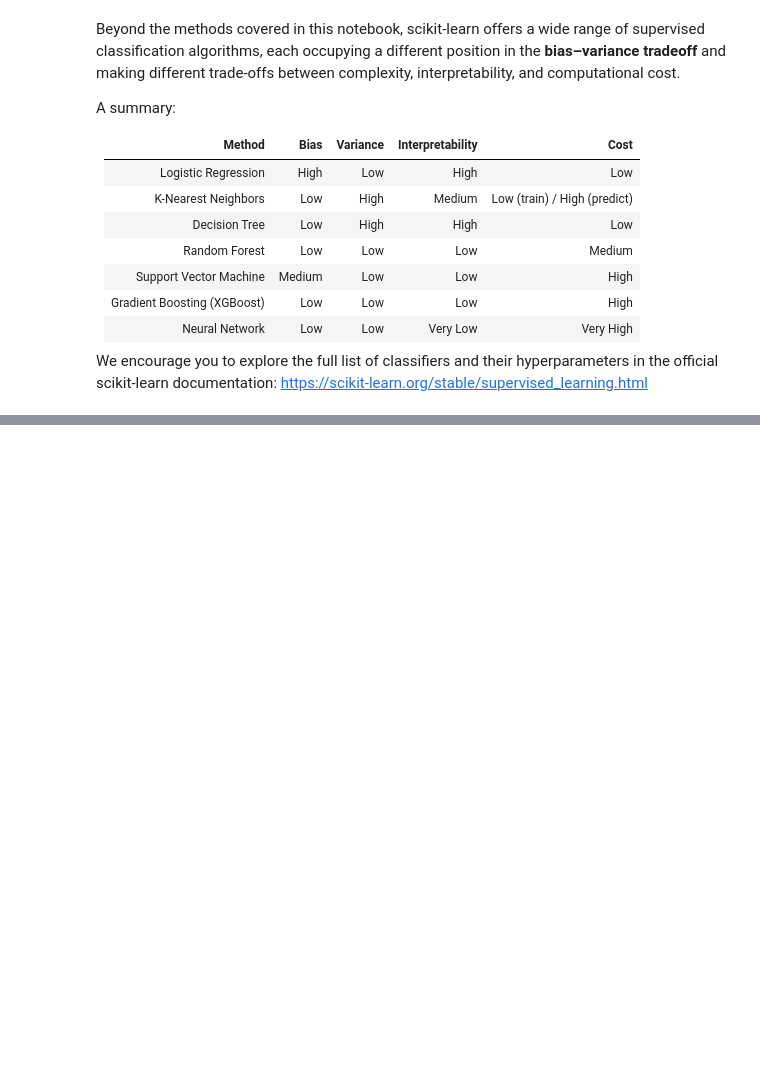
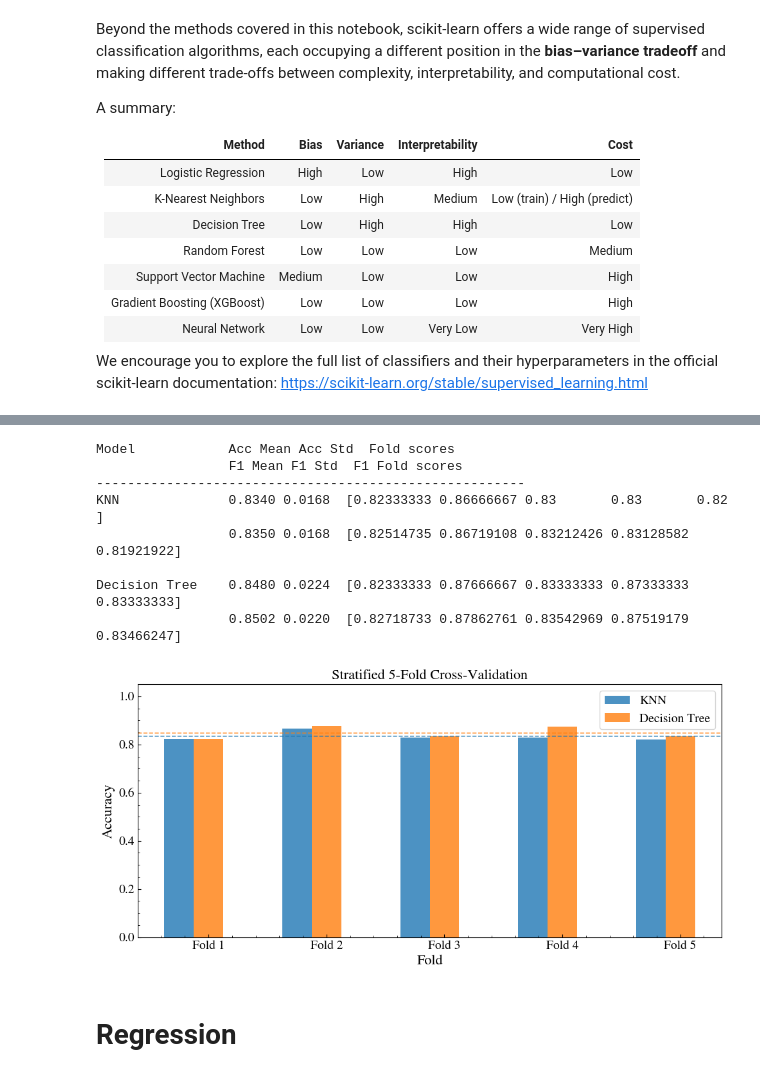
Before and after one commit to jurados/AS4501_Astroinformatic, a Jupyter notebook: Auxiliar/AUX4_SuperviserML.ipynb, the cells around one changed output, grey strips where cells are left out. Drawn from its saved outputs; the diff is of its cells as text; code cells hidden in the pictures; blank space fills up the shorter version.

```diff
--- a/Auxiliar/AUX4_SuperviserML.ipynb
+++ b/Auxiliar/AUX4_SuperviserML.ipynb
@@ -735,0 +727,59 @@ Para un auxiliar de ML supervisado, KNN o Decision Tree son los mejores puntos d
+# %%
+from sklearn.model_selection import cross_val_score, StratifiedKFold
+
+skf = StratifiedKFold(n_splits=5, shuffle=True, random_state=42)
+
+models = {
+    'KNN':           KNeighborsClassifier(n_neighbors=5),
+    'Decision Tree': DecisionTreeClassifier(max_depth=4, random_state=42),
+}
+colors = {
+    'KNN':           'C0',
+    'Decision Tree': 'C1',
+}
+
+# ── Compute scores ────────────────────────────────────────────────
+all_scores = {}
+print(f"{'Model':<16} {'Acc Mean':>6} {'Acc Std':>6}  Fold scores")
+print(f"{'':<16} {'F1 Mean':>6} {'F1 Std':>6}  F1 Fold scores")
+print("-" * 55)
+for name, clf in models.items():
+    s = cross_val_score(clf, X, y, cv=skf, scoring='accuracy')
+    scores_f1 = cross_val_score(clf, X, y, cv=skf, scoring='f1_macro')
+    all_scores[name] = s
+    print(f"{name:<16} {s.mean():.4f} {s.std():.4f}  {s}")
+    print(f"{'':<16} {scores_f1.mean():.4f} {scores_f1.std():.4f}  {scores_f1}")
+    print()
+
+# ── Plot ──────────────────────────────────────────────────────────
+x     = np.arange(1, 6)
+width = 0.25
+
+fig, ax = plt.subplots(figsize=(10, 5))
+
+for i, (name, s) in enumerate(all_scores.items()):
+    offset = (i - 1) * width
+    ax.bar(x + offset, s, width=width, color=colors[name], alpha=0.8, label=name)
+    ax.axhline(s.mean(), linestyle='--', color=colors[name], linewidth=1.2, alpha=0.7)
+
+ax.set_xlabel('Fold')
+ax.set_ylabel('Accuracy')
+ax.set_title('Stratified 5-Fold Cross-Validation')
+ax.set_xticks(x)
+ax.set_xticklabels([f'Fold {i}' for i in x])
+ax.legend()
+ax.set_ylim(0, 1.05)
+plt.tight_layout()
+plt.show()
+# %% [output]
+Model            Acc Mean Acc Std  Fold scores
+                 F1 Mean F1 Std  F1 Fold scores
+-------------------------------------------------------
+KNN              0.8340 0.0168  [0.82333333 0.86666667 0.83       0.83       0.82      ]
+                 0.8350 0.0168  [0.82514735 0.86719108 0.83212426 0.83128582 0.81921922]
+
+Decision Tree    0.8480 0.0224  [0.82333333 0.87666667 0.83333333 0.87333333 0.83333333]
+                 0.8502 0.0220  [0.82718733 0.87862761 0.83542969 0.87519179 0.83466247]
+[figure, added]
+# %% [markdown]
+# Regression
```
Also changed, not shown: parts of 5 cells of this notebook, 1 other file.
